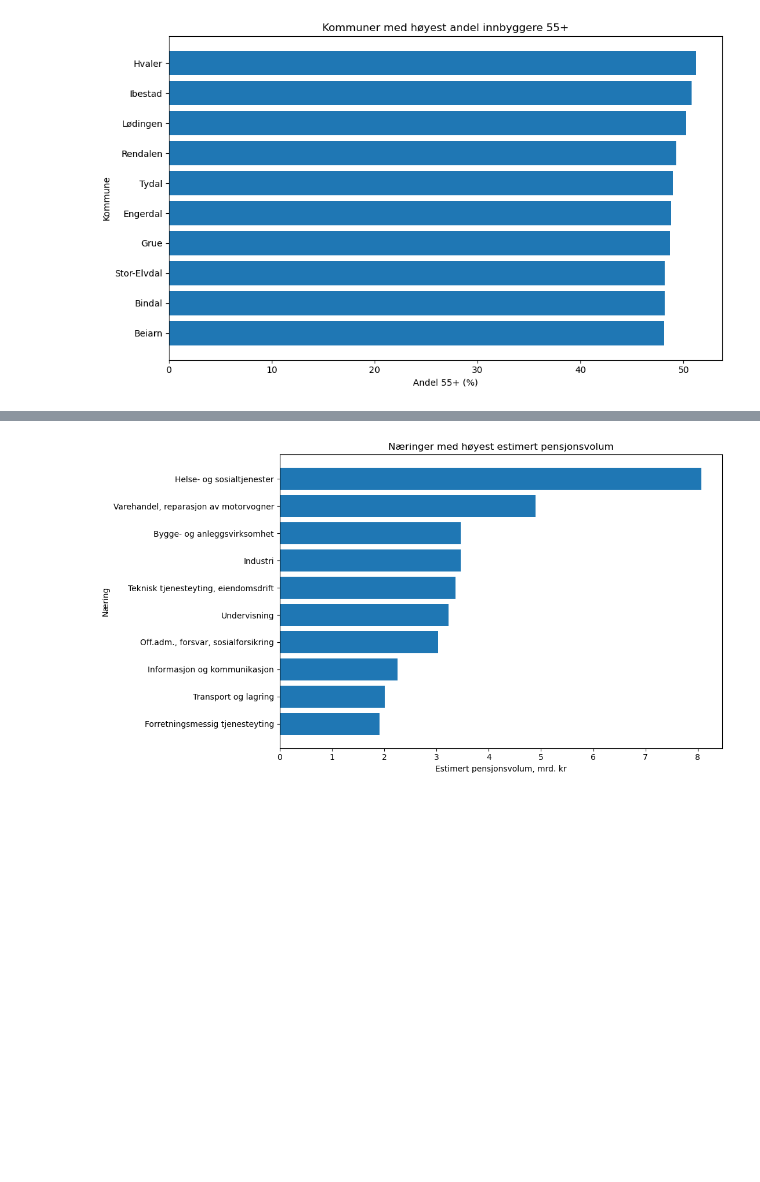
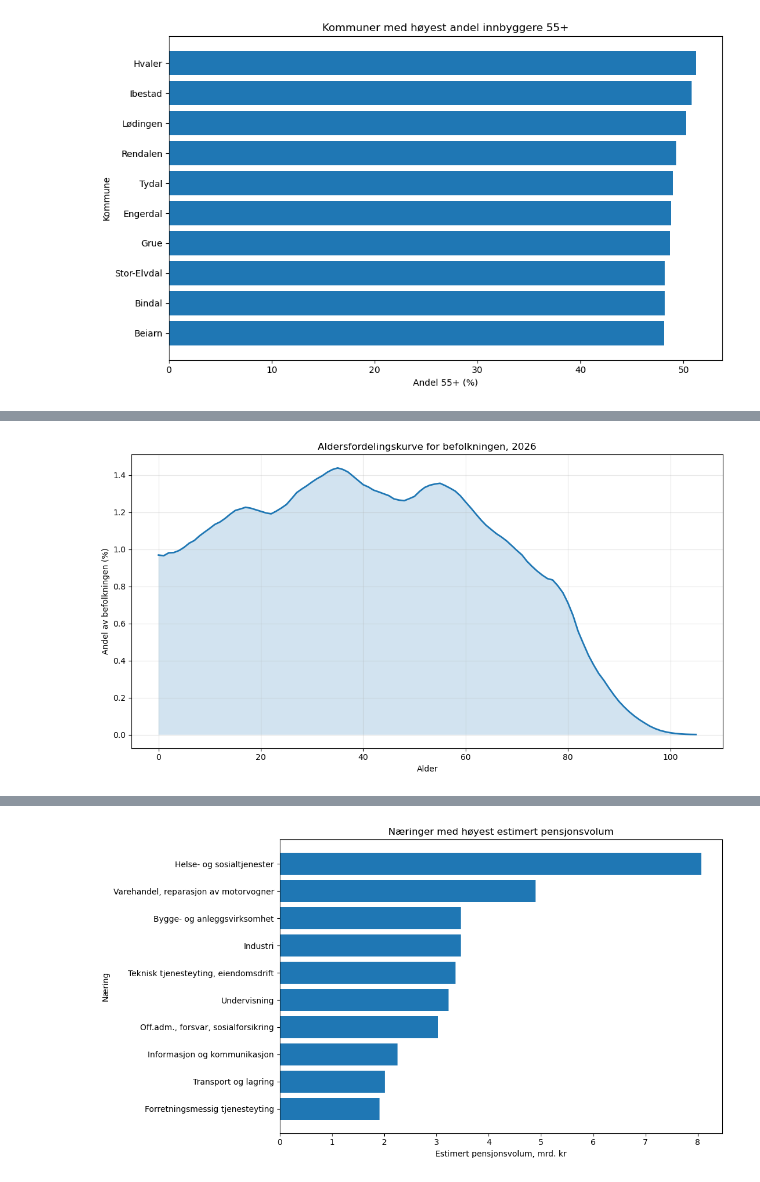
Before and after one commit to FredrikVE/Pensjon-Lakehouse, a Jupyter notebook: notebooks/01_pensjonsdemografi_og_pensjonsvolum.ipynb, the cells around one changed output, grey strips where cells are left out. Cells and saved outputs as stored; diff of their text form; code cells hidden in the pictures; blank space fills up the shorter version.

```diff
--- a/notebooks/01_pensjonsdemografi_og_pensjonsvolum.ipynb
+++ b/notebooks/01_pensjonsdemografi_og_pensjonsvolum.ipynb
@@ -170,0 +232,18 @@ plt.show()
+# %%
+df_alder_siste_ar = db.execute(f"""
+    SELECT
+        year,
+        alder,
+        befolkning,
+        andel * 100 AS andel_prosent
+    FROM read_parquet('{GOLD}/aldersfordeling_siste_ar.parquet')
+    ORDER BY alder
+""").fetchdf()
+
+df_alder_siste_ar["glattet_andel_prosent"] = (
+    df_alder_siste_ar["andel_prosent"]
+    .rolling(window=5, center=True, min_periods=1)
+    .mean()
+)
+
+df_alder_siste_ar
@@ -170,0 +264,25 @@ plt.show()
+# %%
+latest_year = int(df_alder_siste_ar["year"].iloc[0])
+
+plt.figure(figsize=(11, 6))
+
+plt.plot(
+    df_alder_siste_ar["alder"],
+    df_alder_siste_ar["glattet_andel_prosent"],
+    linewidth=2,
+)
+
+plt.fill_between(
+    df_alder_siste_ar["alder"],
+    df_alder_siste_ar["glattet_andel_prosent"],
+    alpha=0.2,
+)
+
+plt.title(f"Aldersfordelingskurve for befolkningen, {latest_year}")
+plt.xlabel("Alder")
+plt.ylabel("Andel av befolkningen (%)")
+plt.grid(True, alpha=0.3)
+plt.tight_layout()
+plt.show()
+# %% [output]
+[figure, added]
```
Also changed, not shown: parts of 30 cells of this notebook, 13 other files.
